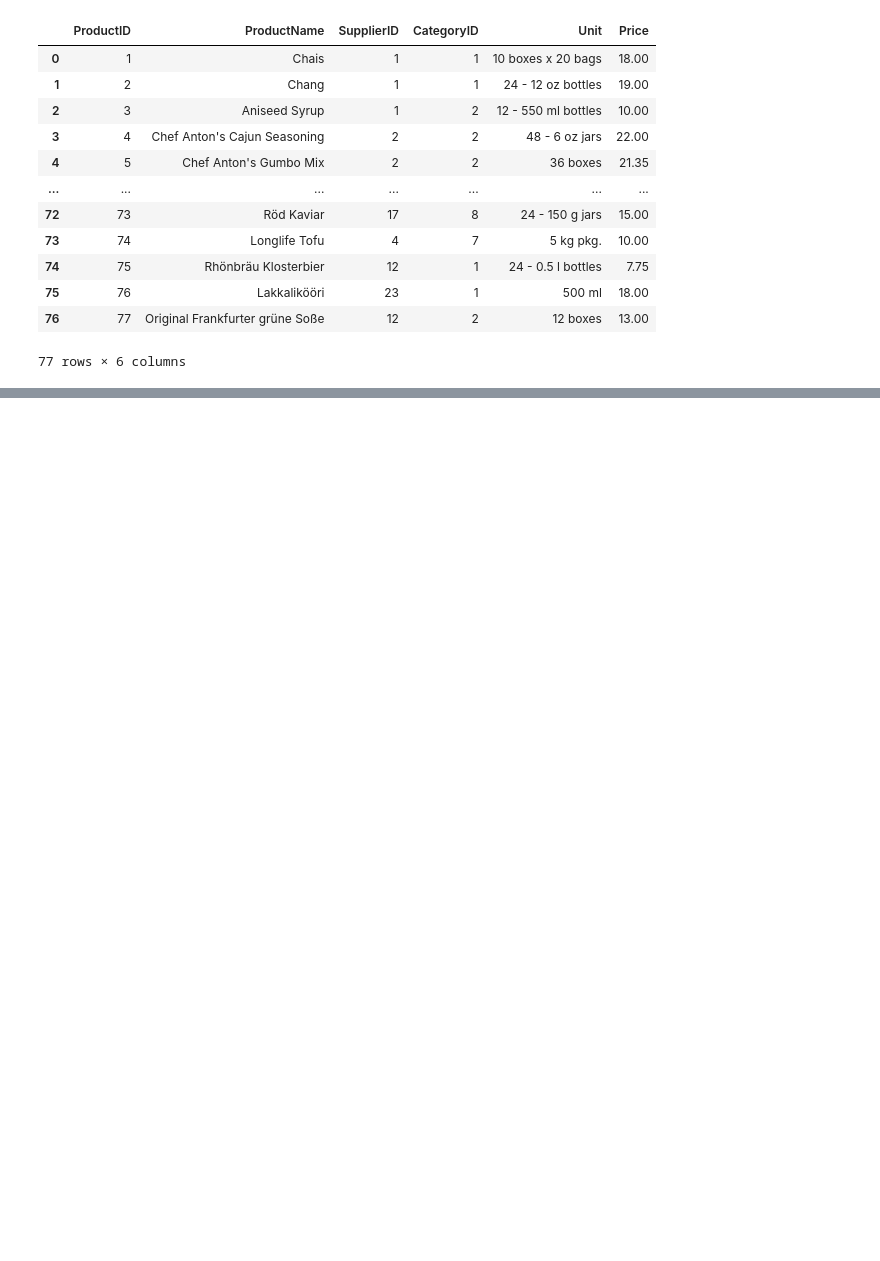
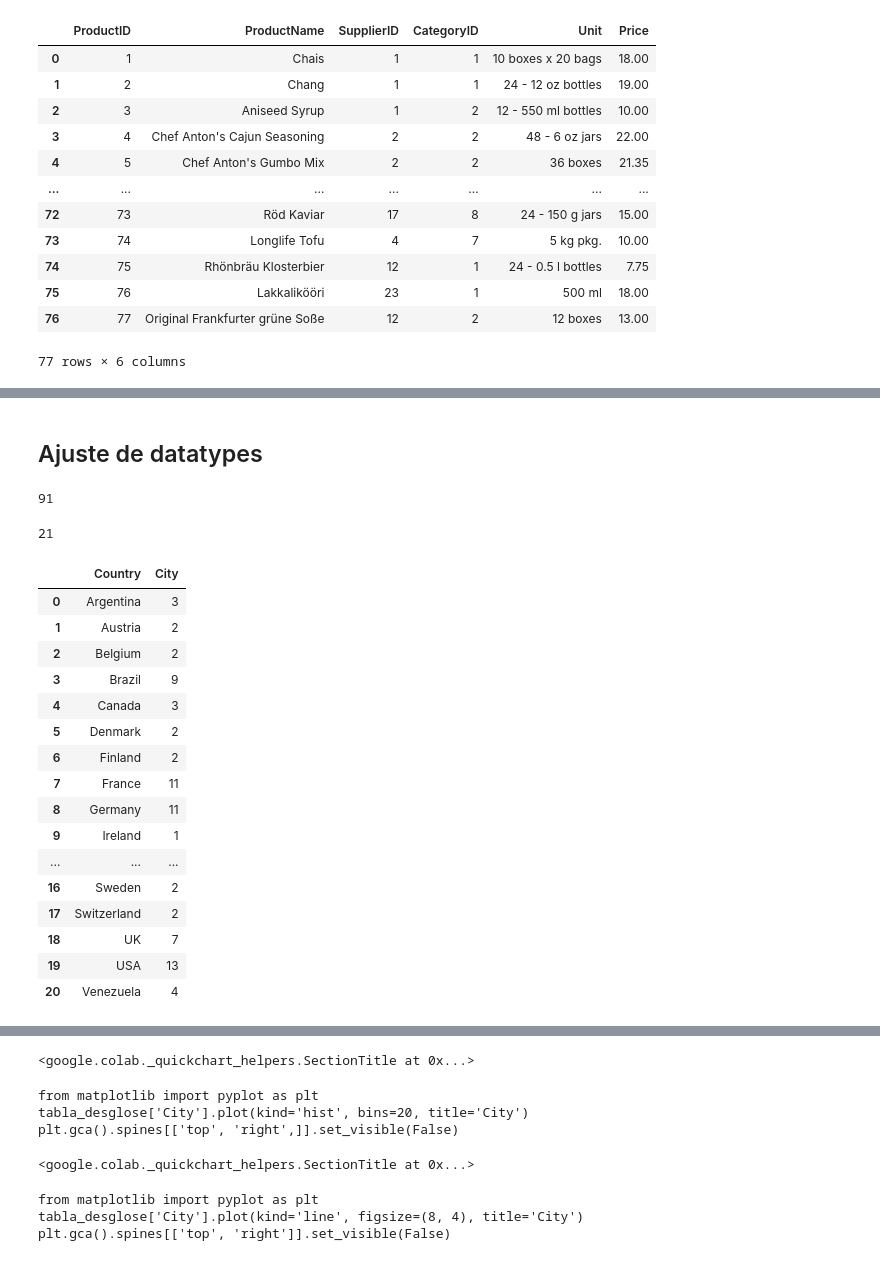
Before and after one commit to juangarcesco/Northwind_Database, a Jupyter notebook: Northwind_Database.ipynb, the cells around one changed output, grey strips where cells are left out. Saved outputs shown, nothing was run; the diff lists cells and outputs as text; code cells hidden in the pictures; blank space fills up the shorter version.

Commit message:
Se creó con Colab

```diff
--- a/Northwind_Database.ipynb
+++ b/Northwind_Database.ipynb
@@ -68,0 +167,38 @@ shippers
+# %% [markdown]
+## Ajuste de datatypes
+# %%
+df['CustomerID'] = pd.to_numeric(df['CustomerID'], errors='coerce', downcast='integer')
+df['City'] = df['City'].astype('category')
+df['Country'] = df['Country'].astype('category')
+# %%
+total_unica_customer_name = df['CustomerName'].nunique()
+total_unica_customer_name
+# %% [output]
+91
+# %%
+total_unica_Country = df['Country'].nunique()
+total_unica_Country
+# %% [output]
+21
+# %%
+total_unica_City = df['City'].nunique()
+tabla_desglose = conteo_ciudades_por_pais.reset_index()
+tabla_desglose
+# %% [output]
+|  | Country | City |
+| 0 | Argentina | 3 |
+| 1 | Austria | 2 |
+| 2 | Belgium | 2 |
+| 3 | Brazil | 9 |
+| 4 | Canada | 3 |
+| 5 | Denmark | 2 |
+| 6 | Finland | 2 |
+| 7 | France | 11 |
+| 8 | Germany | 11 |
+| 9 | Ireland | 1 |
+| ... | ... | ... |
+| 16 | Sweden | 2 |
+| 17 | Switzerland | 2 |
+| 18 | UK | 7 |
+| 19 | USA | 13 |
+| 20 | Venezuela | 4 |
@@ -68,0 +206,8 @@ shippers
+<google.colab._quickchart_helpers.SectionTitle at 0x...>
+from matplotlib import pyplot as plt
+tabla_desglose['City'].plot(kind='hist', bins=20, title='City')
+plt.gca().spines[['top', 'right',]].set_visible(False)
+<google.colab._quickchart_helpers.SectionTitle at 0x...>
+from matplotlib import pyplot as plt
+tabla_desglose['City'].plot(kind='line', figsize=(8, 4), title='City')
+plt.gca().spines[['top', 'right']].set_visible(False)
```
Also changed, not shown: parts of 13 cells of this notebook.
